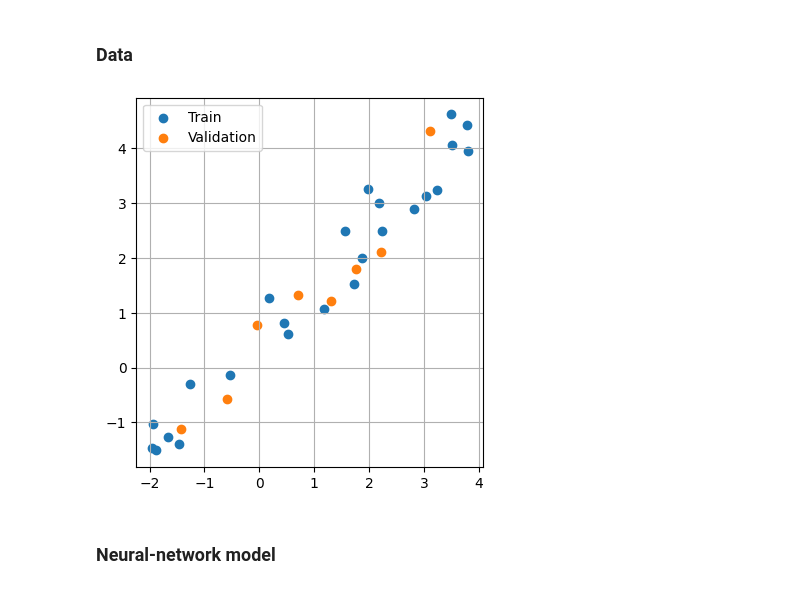
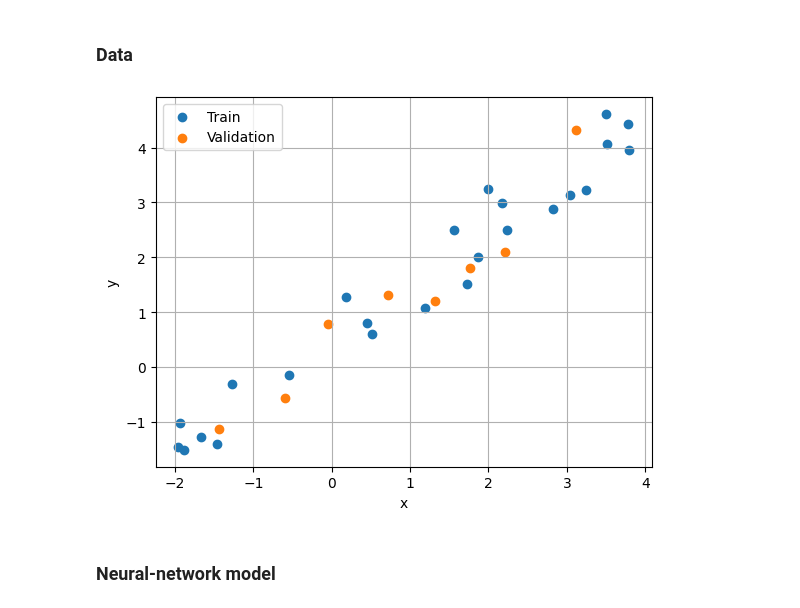
Before and after one commit to EmiloKatten/CompPhys, a Jupyter notebook: 11 Physics-informed NN/exercises.ipynb, the cells around one changed output. Saved outputs shown, nothing was run; the diff lists cells and outputs as text; code cells hidden in the pictures.

```diff
--- a/11 Physics-informed NN/exercises.ipynb
+++ b/11 Physics-informed NN/exercises.ipynb
@@ -151,25 +150,26 @@ import matplotlib.pyplot as plt
 # %%
 torch.manual_seed(69)
 
 N = 32
 xs = 6 * torch.rand(N) - 2
 ys = xs + 0.5 + 0.5*torch.randn(N)
 
 x_train = xs[0:24]
 y_train = ys[0:24]
 x_val = xs[24:]
 y_val = ys[24:]
 
 def plot_data(ax, xt, yt, xv, yv):
 	ax.scatter(xt, yt, label='Train')
 	ax.scatter(xv, yv, label='Validation')
 	ax.legend()
 	ax.grid()
-	ax.set_aspect('equal')
+	ax.set_xlabel('x')
+	ax.set_ylabel('y')
 fig, ax = plt.subplots()
 plot_data(ax, x_train, y_train, x_val, y_val)
 # %% [output]
-[figure, old version]
+[figure, new version]
 # %% [markdown]
 ### Neural-network model
 # %%
```
Also changed, not shown: parts of 87 cells of this notebook, 10 other files.
